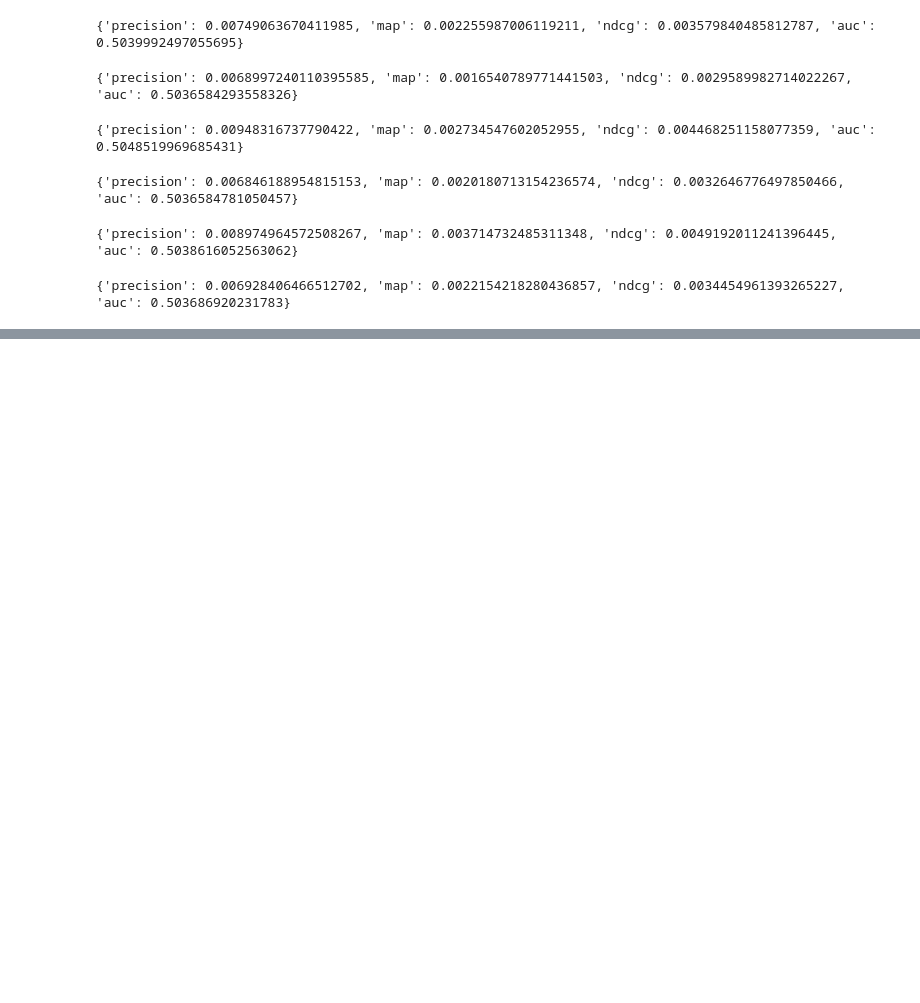
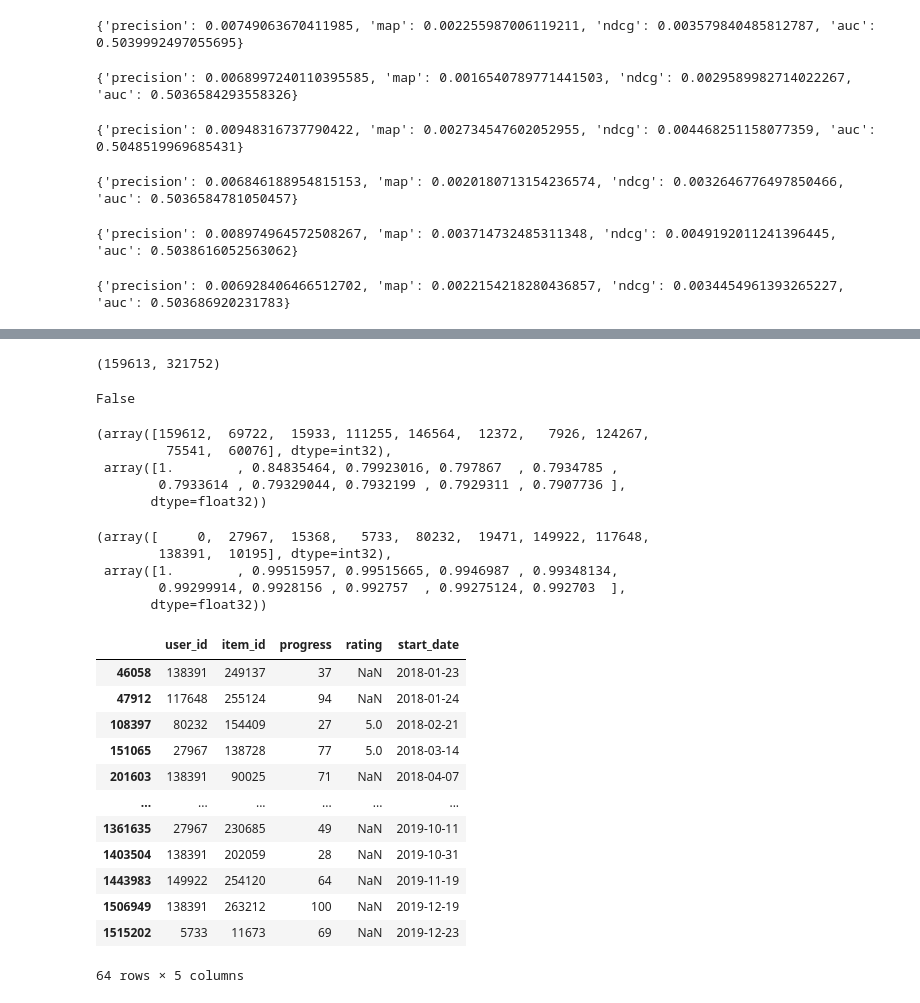
Before and after one commit to torchme/mfdp, a Jupyter notebook: research/Untitled.ipynb, the cells around one changed output, grey strips where cells are left out. Cells and saved outputs as stored; diff of their text form; code cells hidden in the pictures; blank space fills up the shorter version.

```diff
--- a/research/Untitled.ipynb
+++ b/research/Untitled.ipynb
@@ -869,0 +902,64 @@ validation_bpr()
+# %%
+import implicit
+
+import scipy.sparse as sp
+import pandas as pd
+import numpy as np
+df = pd.read_csv('../src/data/interactions.csv')
+df_users = pd.read_csv('../src/data/users.csv')
+df_items = pd.read_csv('../src/data/items.csv')
+
+# создание разреженной матрицы
+interactions_sparse = sp.coo_matrix((df['rating'].fillna(0).astype(float),
+                                  (df['user_id'].astype(int), df['item_id'].astype(int))))
+
+# проверка размерности матрицы
+print(interactions_sparse.shape)
+# %% [output]
+(159613, 321752)
+# %%
+import implicit
+
+# создание модели ALS
+model = implicit.als.AlternatingLeastSquares(factors=50, iterations=10)
+
+# обучение модели на разреженной матрице
+model.fit(interactions_sparse)
+# %%
+model.
+# %% [output]
+False
+# %%
+model.similar_users(159612)
+# %% [output]
+(array([159612,  69722,  15933, 111255, 146564,  12372,   7926, 124267,
+         75541,  60076], dtype=int32),
+ array([1.        , 0.84835464, 0.79923016, 0.797867  , 0.7934785 ,
+        0.7933614 , 0.79329044, 0.7932199 , 0.7929311 , 0.7907736 ],
+       dtype=float32))
+# %%
+model.similar_users(0)
+# %% [output]
+(array([     0,  27967,  15368,   5733,  80232,  19471, 149922, 117648,
+        138391,  10195], dtype=int32),
+ array([1.        , 0.99515957, 0.99515665, 0.9946987 , 0.99348134,
+        0.99299914, 0.9928156 , 0.992757  , 0.99275124, 0.992703  ],
+       dtype=float32))
+# %%
+similar_users = model.similar_users(0)[0][1:]
+# %%
+df[df['user_id'].isin(similar_users)]
+# %% [output]
+|  | user_id | item_id | progress | rating | start_date |
+| 46058 | 138391 | 249137 | 37 | NaN | 2018-01-23 |
+| 47912 | 117648 | 255124 | 94 | NaN | 2018-01-24 |
+| 108397 | 80232 | 154409 | 27 | 5.0 | 2018-02-21 |
+| 151065 | 27967 | 138728 | 77 | 5.0 | 2018-03-14 |
+| 201603 | 138391 | 90025 | 71 | NaN | 2018-04-07 |
+| ... | ... | ... | ... | ... | ... |
+| 1361635 | 27967 | 230685 | 49 | NaN | 2019-10-11 |
+| 1403504 | 138391 | 202059 | 28 | NaN | 2019-10-31 |
+| 1443983 | 149922 | 254120 | 64 | NaN | 2019-11-19 |
+| 1506949 | 138391 | 263212 | 100 | NaN | 2019-12-19 |
+| 1515202 | 5733 | 11673 | 69 | NaN | 2019-12-23 |
+64 rows × 5 columns
```
Also changed, not shown: parts of 9 cells of this notebook, 5 other files.
